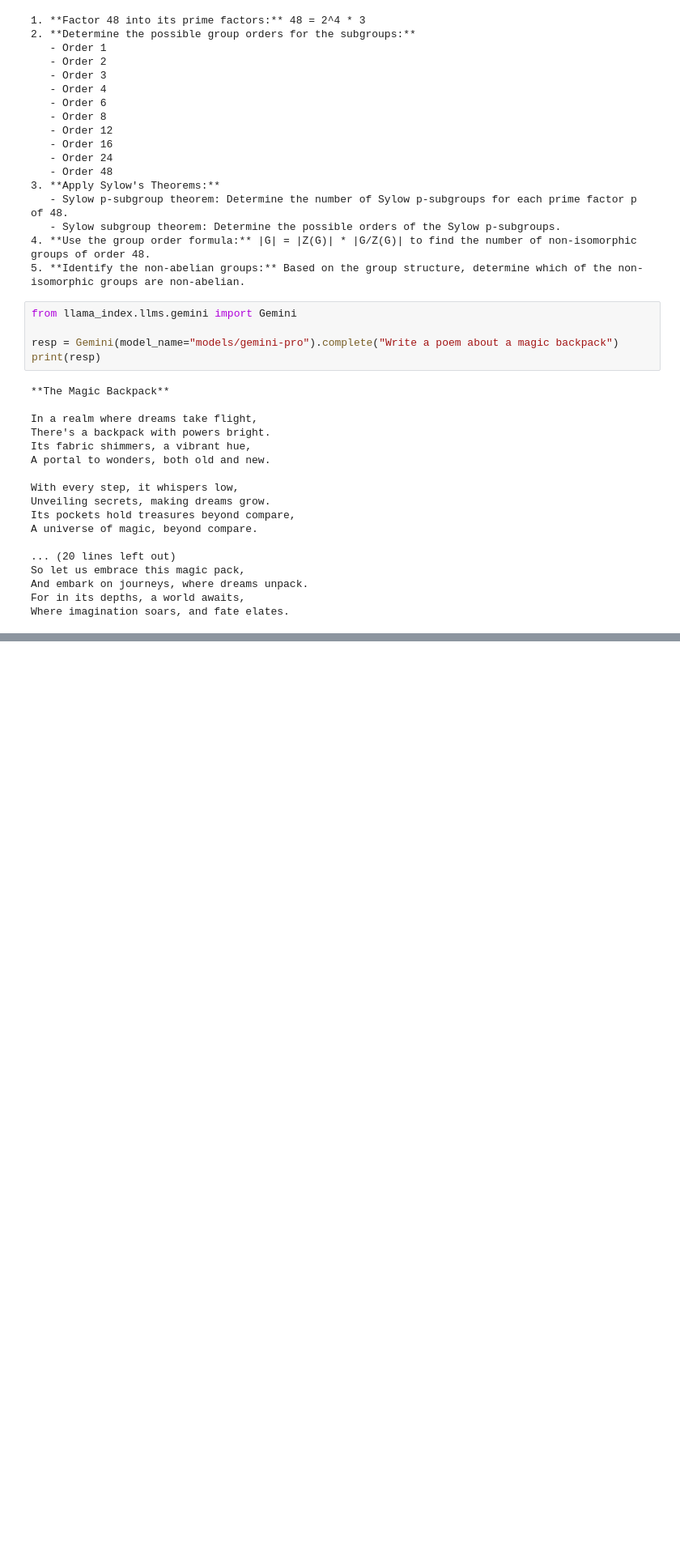
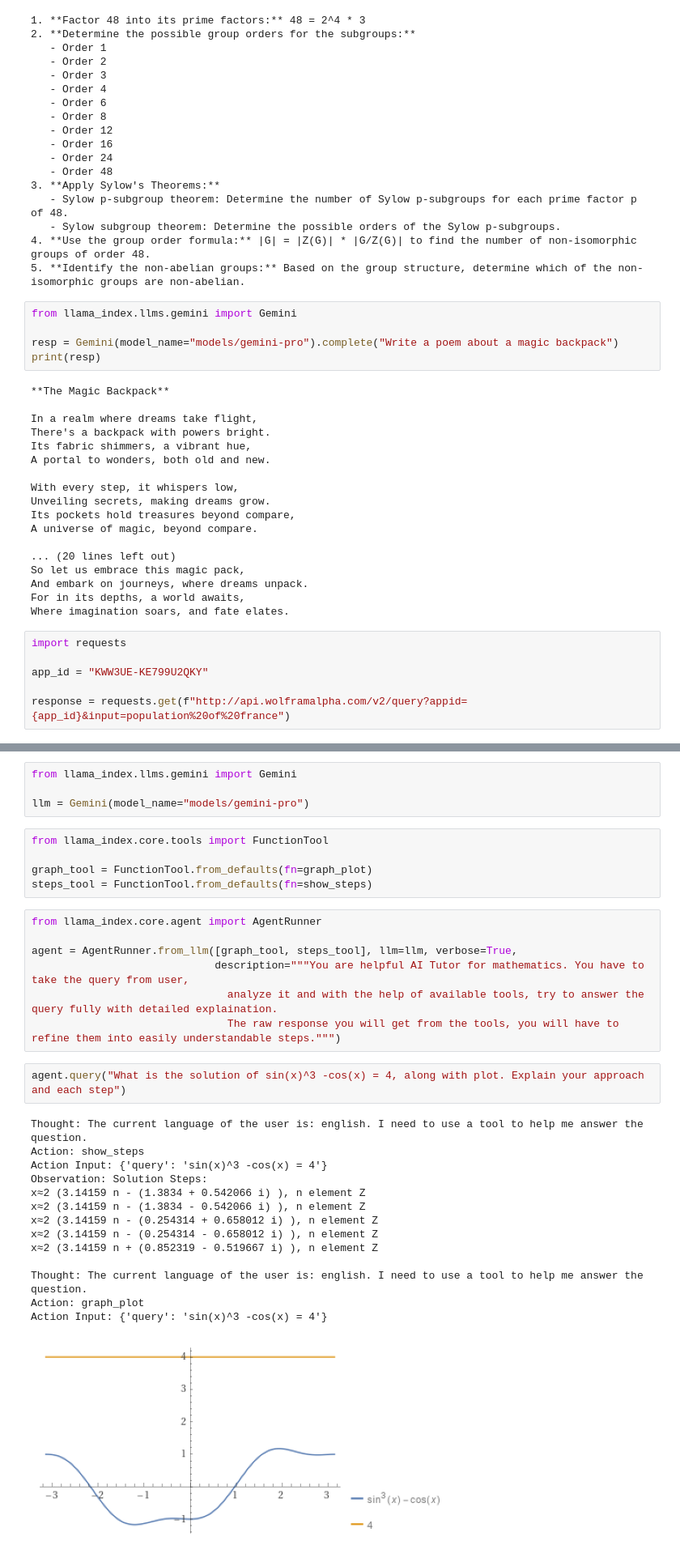
Before and after one commit to Subodh7976/The-Wise-Saint, a Jupyter notebook: research/api_test.ipynb, the cells around one changed output, grey strips where cells are left out. Shown at 81% size. Drawn from its saved outputs; the diff is of its cells as text; blank space fills up the shorter version.

```diff
--- a/research/api_test.ipynb
+++ b/research/api_test.ipynb
@@ -61,3 +61,9 @@ So let us embrace this magic pack,
 And embark on journeys, where dreams unpack.
 For in its depths, a world awaits,
 Where imagination soars, and fate elates.
+# %%
+import requests
+
+app_id = "KWW3UE-KE799U2QKY"
+
+response = requests.get(f"http://api.wolframalpha.com/v2/query?appid={app_id}&input=population%20of%20france")
@@ -63,0 +174,33 @@ Where imagination soars, and fate elates.
+# %%
+from llama_index.llms.gemini import Gemini
+
+llm = Gemini(model_name="models/gemini-pro")
+# %%
+from llama_index.core.tools import FunctionTool
+
+graph_tool = FunctionTool.from_defaults(fn=graph_plot)
+steps_tool = FunctionTool.from_defaults(fn=show_steps)
+# %%
+from llama_index.core.agent import AgentRunner
+
+agent = AgentRunner.from_llm([graph_tool, steps_tool], llm=llm, verbose=True,
+                             description="""You are helpful AI Tutor for mathematics. You have to take the query from user,
+                               analyze it and with the help of available tools, try to answer the query fully with detailed explaination.
+                               The raw response you will get from the tools, you will have to refine them into easily understandable steps.""")
+# %%
+agent.query("What is the solution of sin(x)^3 -cos(x) = 4, along with plot. Explain your approach and each step")
+# %% [output]
+Thought: The current language of the user is: english. I need to use a tool to help me answer the question.
+Action: show_steps
+Action Input: {'query': 'sin(x)^3 -cos(x) = 4'}
+Observation: Solution Steps:
+x≈2 (3.14159 n - (1.3834 + 0.542066 i) ), n element Z
+x≈2 (3.14159 n - (1.3834 - 0.542066 i) ), n element Z
+x≈2 (3.14159 n - (0.254314 + 0.658012 i) ), n element Z
+x≈2 (3.14159 n - (0.254314 - 0.658012 i) ), n element Z
+x≈2 (3.14159 n + (0.852319 - 0.519667 i) ), n element Z
+
+Thought: The current language of the user is: english. I need to use a tool to help me answer the question.
+Action: graph_plot
+Action Input: {'query': 'sin(x)^3 -cos(x) = 4'}
+[figure, added]
```
Also changed, not shown: parts of 5 cells of this notebook.
